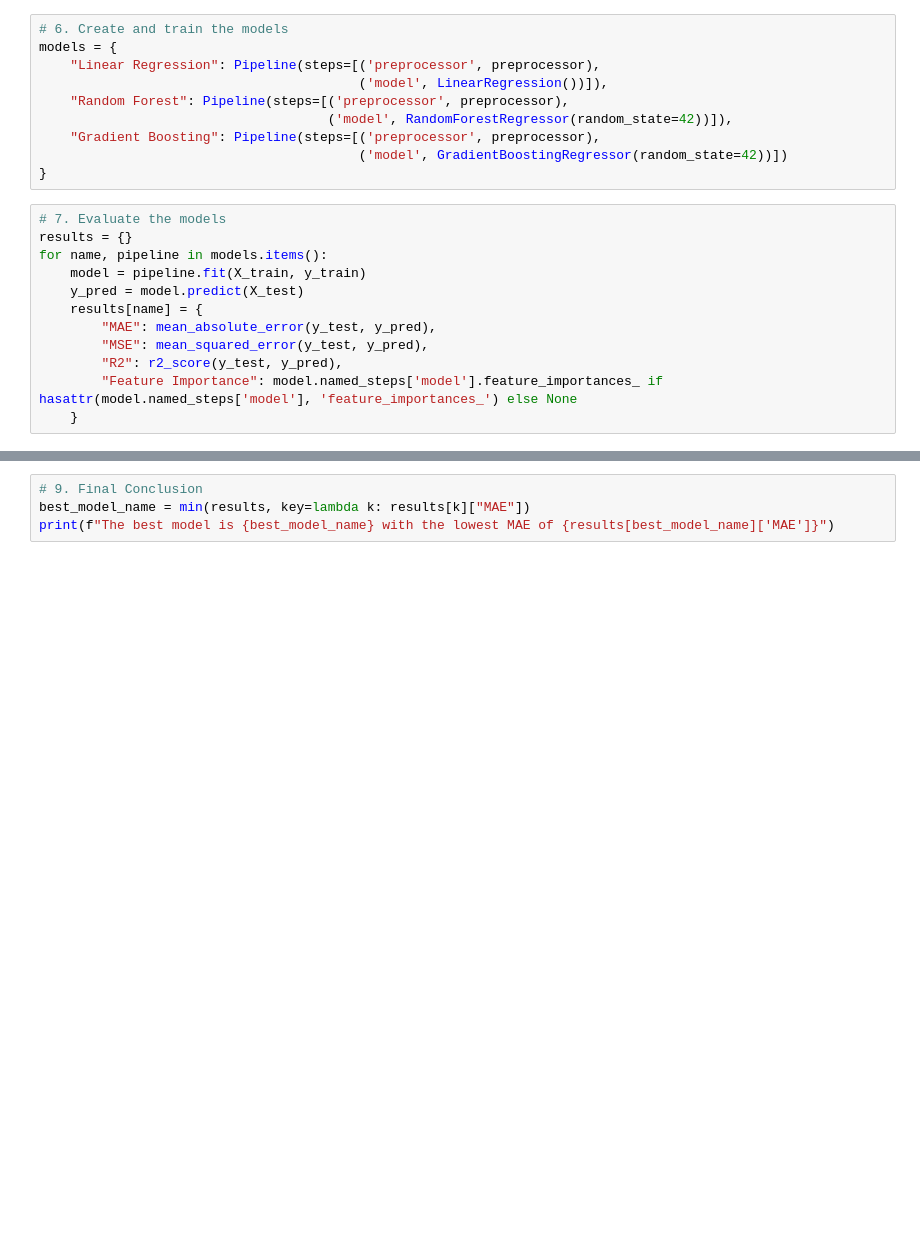
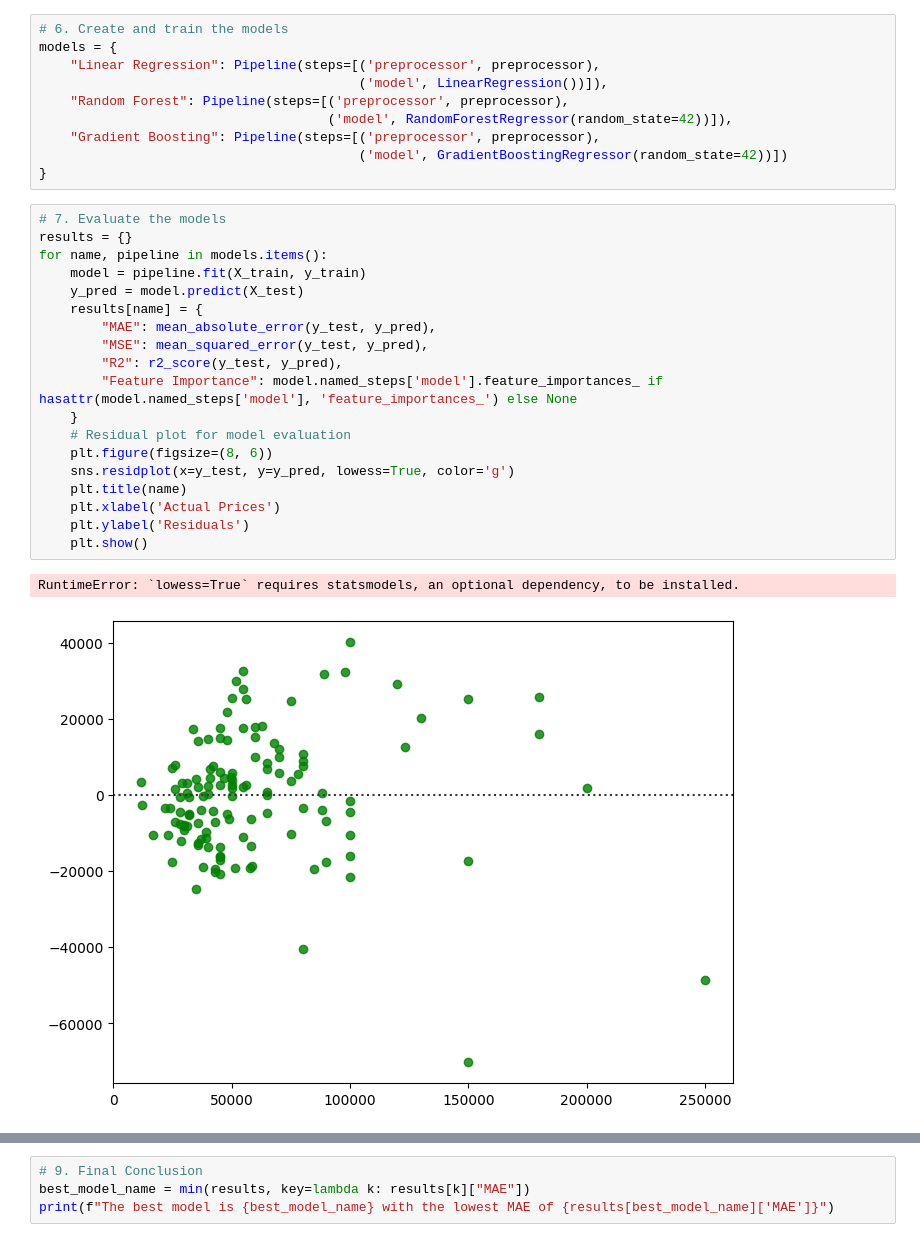
Before and after one commit to marioabduh/my_project, a Jupyter notebook: Python_Machine_Learning/House_Price_Project/house_price_prediction.ipynb, the cells around one changed output, grey strips where cells are left out. Saved outputs shown, nothing was run; the diff lists cells and outputs as text; blank space fills up the shorter version.

```diff
--- a/Python_Machine_Learning/House_Price_Project/house_price_prediction.ipynb
+++ b/Python_Machine_Learning/House_Price_Project/house_price_prediction.ipynb
@@ -98,15 +115,25 @@ models = {
 # %%
 # 7. Evaluate the models
 results = {}
 for name, pipeline in models.items():
     model = pipeline.fit(X_train, y_train)
     y_pred = model.predict(X_test)
     results[name] = {
         "MAE": mean_absolute_error(y_test, y_pred),
         "MSE": mean_squared_error(y_test, y_pred),
         "R2": r2_score(y_test, y_pred),
         "Feature Importance": model.named_steps['model'].feature_importances_ if hasattr(model.named_steps['model'], 'feature_importances_') else None
     }
+    # Residual plot for model evaluation
+    plt.figure(figsize=(8, 6))
+    sns.residplot(x=y_test, y=y_pred, lowess=True, color='g')
+    plt.title(name)
+    plt.xlabel('Actual Prices')
+    plt.ylabel('Residuals')
+    plt.show()
+# %% [output]
+RuntimeError: `lowess=True` requires statsmodels, an optional dependency, to be installed.
+[figure, added]
 # %%
 # 8. Display the results
 for model_name, metrics in results.items():
```
Also changed, not shown: parts of 3 cells of this notebook.
